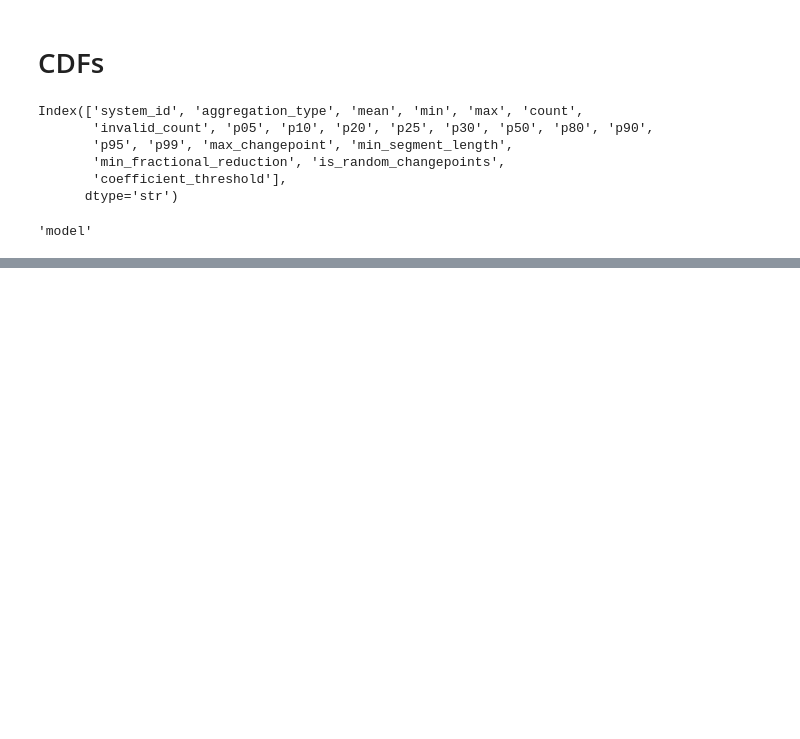
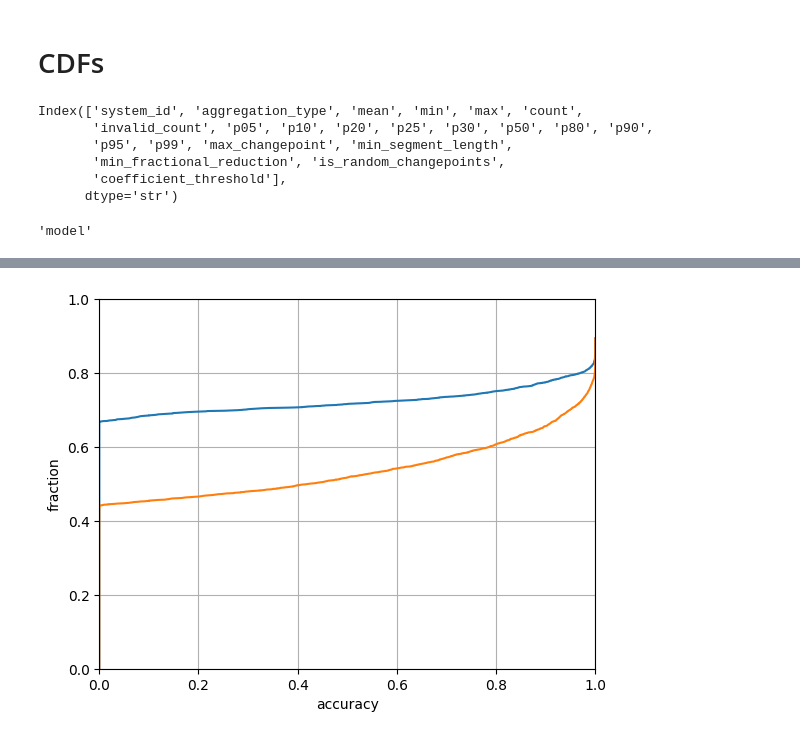
Before and after one commit to ModelEngineering/linearity_analysis, a Jupyter notebook: notebooks/piecewise_predictions.ipynb, the cells around one changed output, grey strips where cells are left out. Cells and saved outputs as stored; diff of their text form; code cells hidden in the pictures; blank space fills up the shorter version.

```diff
--- a/notebooks/piecewise_predictions.ipynb
+++ b/notebooks/piecewise_predictions.ipynb
@@ -52,7 +53,7 @@ cn.COL_AGGREGATION_TYPE_MODEL
 # %% [output]
 'model'
 # %%
-def getDF(df: pd.DataFrame, is_species: bool = True, is_random: bool = False, max_changepoint: int = 10) -> pd.DataFrame:
+def getColumn(df: pd.DataFrame, col: str = "p10",  is_species: bool = True, is_random: bool = False, max_changepoint: int = 10) -> pd.Series:
     if is_species:
         result_df = df[df[cn.COL_AGGREGATION_TYPE] != cn.COL_AGGREGATION_TYPE_MODEL]
     else:
@@ -62,9 +63,9 @@ def getDF(df: pd.DataFrame, is_species: bool = True, is_random: bool = False, ma
     else:
         result_df = result_df[result_df[cn.COL_IS_RANDOM_CHANGPOINTS] == False]
     result_df = result_df[result_df[cn.COL_MAX_CHANGEPOINT] == max_changepoint]
-    return result_df
+    return result_df[col]
 
 # Tests
-df = getDF(DF)
-df
+ser = getColumn(DF)
+ser
 # %% [output]
@@ -83,0 +84,9 @@ df
+# %%
+def plotCDF(max_changepoints=[0, 10]):
+    dct = {c: getColumn(DF, col="p10", max_changepoint = c, is_random=False, is_species=True) for c in max_changepoints}
+    for key, value in dct.items():
+        Score.plotCDFArray(value)
+
+plotCDF()
+# %% [output]
+[figure, added]
```
Also changed, not shown: parts of 2 cells of this notebook, 4 other files.
